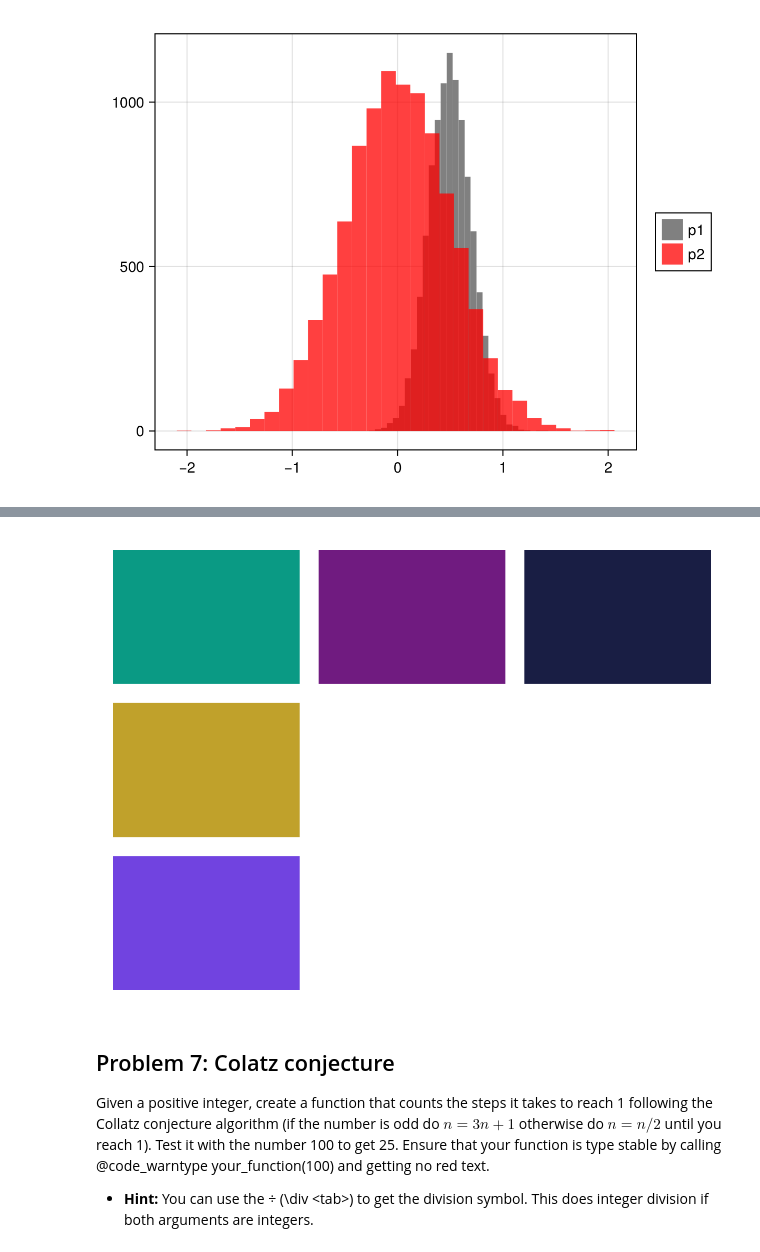
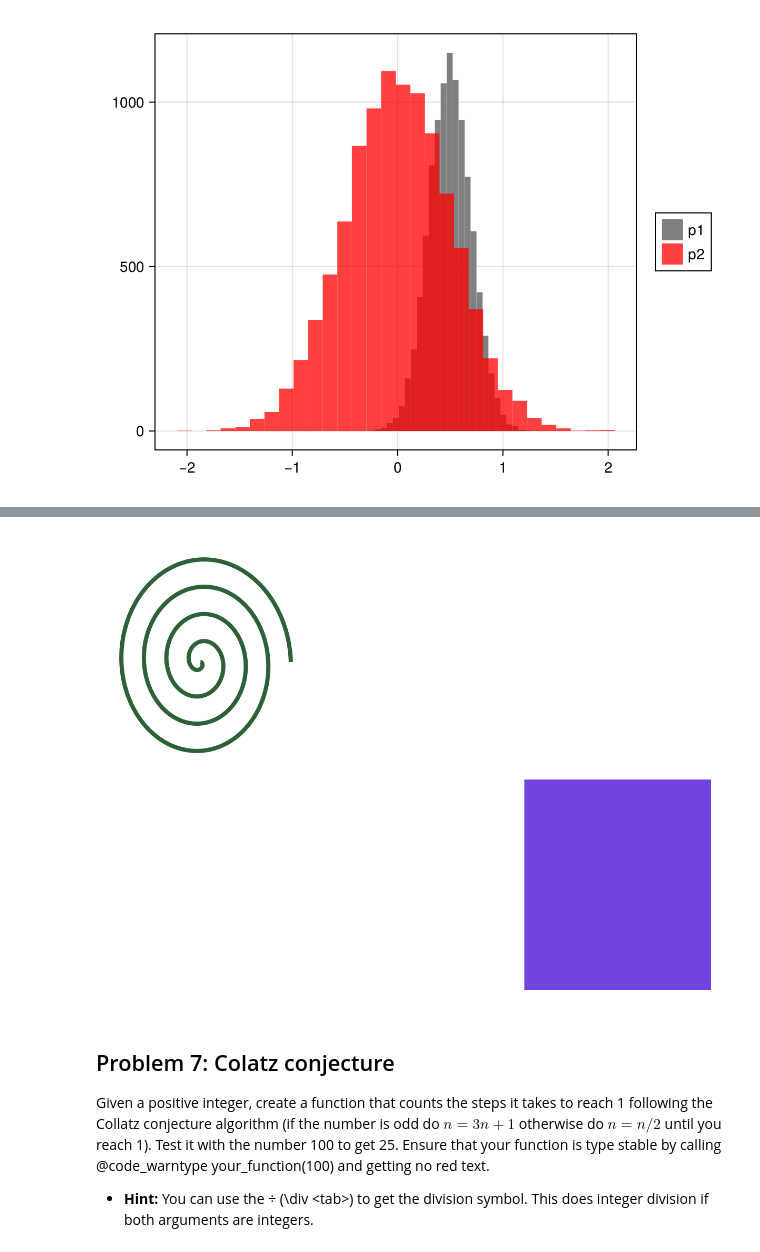
Before and after one commit to issaramro/NonLinearDynamics, a Jupyter notebook: Julia Practice/Problems1.ipynb, the cells around one changed output, grey strips where cells are left out. Saved outputs shown, nothing was run; the diff lists cells and outputs as text; code cells hidden in the pictures.

````diff
--- a/Julia Practice/Problems.ipynb
+++ b/Julia Practice/Problems1.ipynb
@@ -226,32 +232,31 @@ To generate the box use the following code:
 Box(ax, color = colors[1], strokewidth = 0)
 ```
 # %%
+
+
 colors = [
     "#7143E0", # Light purple
     "#191E44", # Dark blue
     "#0A9A84", # Yellow
     "#C0A12B", # Magenta
     "#701B80", # Light green
     "#2E6137", # Spiral color green
 ]
-# Code to create the above figure
+
 n = 4
 t = range(0, 2*π*n, length=10000)
 x = (2*π*n .- t).*cos.(t)
 y = (2*π*n .- t).*sin.(t)
+
 fig = Figure()
-ax = Axis(fig[1, 1])
+ax = Axis(fig[1,1])
 hidedecorations!(ax)
 hidespines!(ax)
-Box(fig[2,1], color = colors[4], strokewidth = 0)
-Box(fig[1,3], color = colors[2], strokewidth = 0)
-Box(fig[3,1], color = colors[1], strokewidth = 0)
-Box(fig[1,1], color = colors[3], strokewidth = 0)
-Box(fig[1,2], color = colors[5], strokewidth = 0)
-lines(x,y, color = colors[6], linewidth=4)
+lines!(fig[1,1],x,y, color = colors[6], linewidth=4)
+Box(fig[2,3], color = colors[1], strokewidth = 0)
 fig
 # %% [output]
-[figure, old version]
+[figure, new version]
 # %% [markdown]
 ## Problem 7: Colatz conjecture
 
````
Also changed, not shown: parts of 3 cells of this notebook, 18 other files.
